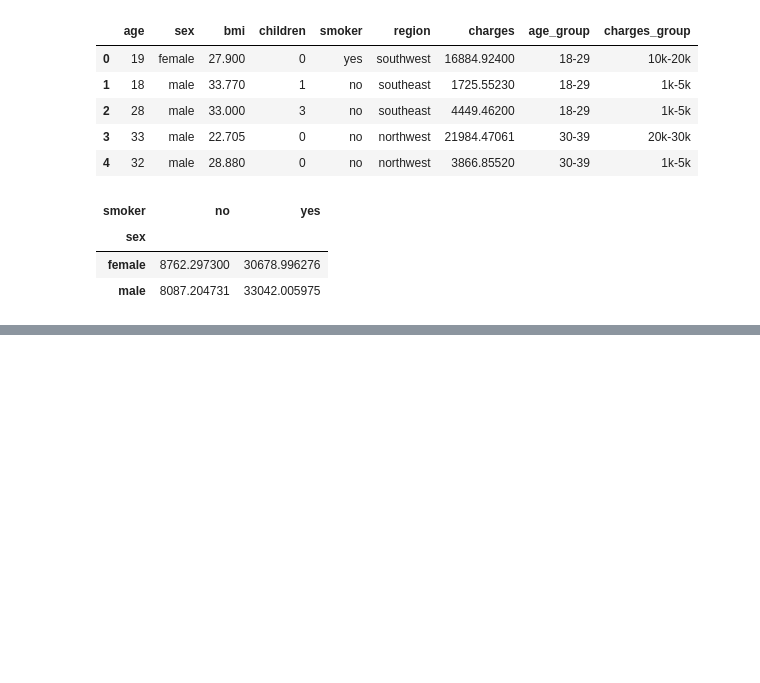
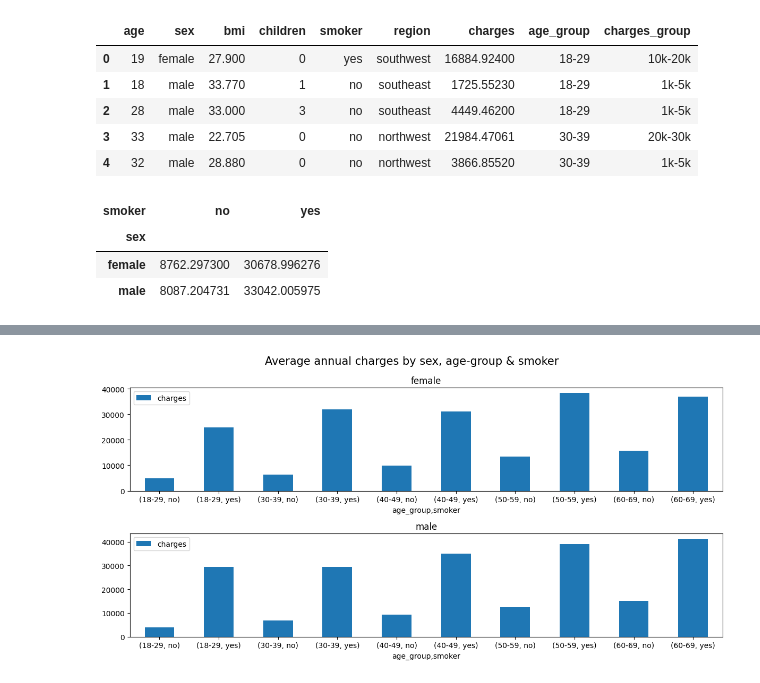
Before and after one commit to asgita/Insurance-data-analysis, a Jupyter notebook: DataVisualization.ipynb, the cells around one changed output, grey strips where cells are left out. Cells and saved outputs as stored; diff of their text form; code cells hidden in the pictures; blank space fills up the shorter version.

```diff
--- a/DataVisualization.ipynb
+++ b/DataVisualization.ipynb
@@ -171,0 +186,6 @@ sex_smoker_charges
+# %%
+sex_agegroup_smoker_charges = df.groupby(['sex', 'age_group', 'smoker']).agg(
+                                charges=('charges', 'mean'))
+
+sex_agegroup_smoker_charges.fillna(0, inplace=True)
+sex_agegroup_smoker_charges.T
@@ -171,0 +197,11 @@ sex_smoker_charges
+# %%
+fig, ax = plt.subplots(2, 1, figsize=(12, 6))
+
+for ax, bmigroup in zip(ax, sex_agegroup_smoker_charges.index.levels[0]):
+    sex_agegroup_smoker_charges.xs(bmigroup).plot(kind='bar', rot=0, ax=ax)
+    ax.set_title(bmigroup)
+
+plt.suptitle('Average annual charges by sex, age-group & smoker', fontsize=15)
+plt.tight_layout()
+# %% [output]
+[figure, added]
```
Also changed, not shown: parts of 2 cells of this notebook.
